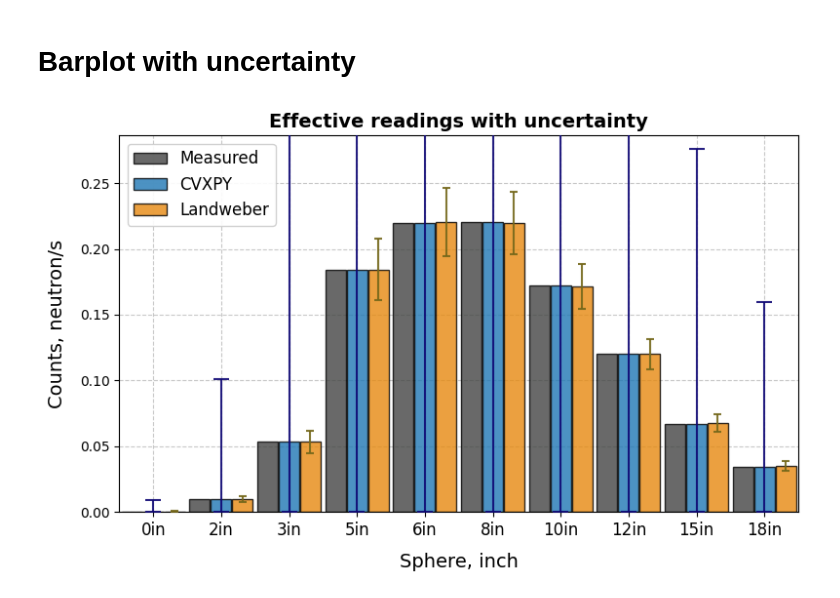
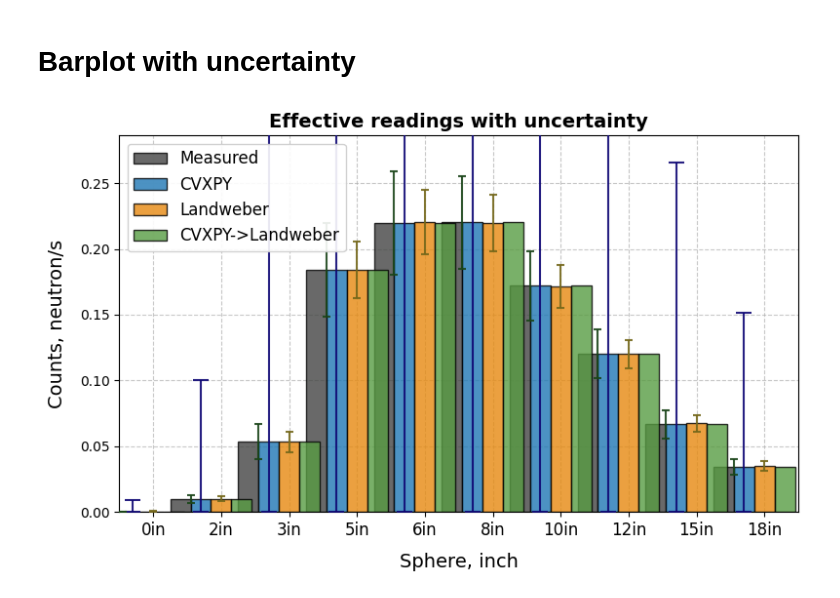
Before and after one commit to Radiationsafety/bssunfold, a Jupyter notebook: examples/03-uncertainty.ipynb, the cells around one changed output. Drawn from its saved outputs; the diff is of its cells as text; code cells hidden in the pictures.

```diff
--- a/examples/03-uncertainty.ipynb
+++ b/examples/03-uncertainty.ipynb
@@ -192,8 +192,21 @@ Result saved with key: 20260116_164231_Landweber
 # Unfolding with uncertainty
 # %%
 # Unfold spectrum with uncertainty calculation based on Monte-Carlo
-result_cvxpy_unc = Detector_GSF.unfold_cvxpy(readings, regularization=1e-4, calculate_errors=True)
-result_landweber_unc = Detector_GSF.unfold_landweber(readings, calculate_errors=True)
+#1 CVXPY
+result_cvxpy_unc = Detector_GSF.unfold_cvxpy(
+    readings, regularization=1e-4, calculate_errors=True
+)
+#2 Landweber
+result_landweber_unc = Detector_GSF.unfold_landweber(
+    readings, calculate_errors=True
+)
+#3 CVXPY -> Landweber
+result_cvxpy_landweber_unc = Detector_GSF.unfold_landweber(
+    readings,
+    initial_spectrum=result_cvxpy_unc["spectrum"],
+    max_iterations=3000,
+    calculate_errors=True,
+)
 # %% [output]
 Status: optimal
 Objective value: 8.30923138966197e-05
@@ -305,6 +340,13 @@ yerr_lower_lw = [landweber_values[i] - yerr_min_lw[i] for i in range(len(landweb
 yerr_upper_lw = [yerr_max_lw[i] - landweber_values[i] for i in range(len(landweber_values))]
 
 
+#uncertainty CVXPY -> Landwever
+eff_readings_cvxpy_landweber = result_cvxpy_landweber_unc["effective_readings"]
+cvxpy_landweber_values = [eff_readings_cvxpy_landweber[cat] for cat in categories]
+yerr_min_clw = Detector_GSF.Amat.T @ result_cvxpy_landweber_unc['spectrum_uncert_min']
+yerr_max_clw = Detector_GSF.Amat.T @ result_cvxpy_landweber_unc['spectrum_uncert_max']
+yerr_lower_clw = [cvxpy_landweber_values[i] - yerr_min_clw[i] for i in range(len(cvxpy_landweber_values))]
+yerr_upper_clw = [yerr_max_clw[i] - cvxpy_landweber_values[i] for i in range(len(cvxpy_landweber_values))]
 
 # Настройки графика
 plt.figure(figsize=(8, 5))
@@ -312,9 +354,10 @@ plt.figure(figsize=(8, 5))
 # Позиции столбцов на оси X
 x_pos = np.arange(len(categories))
 width = 0.3  # Ширина столбцов
+n_bars = len(categories)
 
 # Создаем столбцы референтных значений
-bars_ref = plt.bar(x_pos - width*1.05, ref_values, width,
+bars_ref = plt.bar(x_pos + (- n_bars / 4 + 0.5) * width, ref_values, width,
                    label='Measured',
                    color="#434443",
                    edgecolor='black',
@@ -323,7 +366,7 @@ bars_ref = plt.bar(x_pos - width*1.05, ref_values, width,
 
 
 # Bars for CVXPY
-bars_cvxpy = plt.bar(x_pos, cvxpy_values, width,
+bars_cvxpy = plt.bar(x_pos + (1- n_bars / 4 + 0.5) * width, cvxpy_values, width,
                      label='CVXPY',
                      color='#1f77b4',  # синий
                      edgecolor='black',
@@ -331,58 +374,79 @@ bars_cvxpy = plt.bar(x_pos, cvxpy_values, width,
                      zorder=3)
 
 # Uncertainty for CVXPY
-plt.errorbar(x_pos, cvxpy_values,
-             yerr=[yerr_lower_cvxpy, yerr_upper_cvxpy],  # Асимметричные погрешности
-             fmt='none',  # без маркеров, только линии погрешностей
-             ecolor="#0f0875",  # красный цвет для погрешностей
-             elinewidth=1.5,  # толщина линий погрешностей
-             capsize=6,  # размер горизонтальных черточек
-             capthick=1.5,  # толщина горизонтальных черточек
+plt.errorbar(x_pos + (1- n_bars / 4 + 0.5) * width, cvxpy_values,
+             yerr=[yerr_lower_cvxpy, yerr_upper_cvxpy],
+             fmt='none',
+             ecolor="#0f0875",
+             elinewidth=1.5,
+             capsize=6,
+             capthick=1.5,
              alpha=0.9,
              zorder=4,
             )
 
-
-# Bars for CVXPY
-bars_lw = plt.bar(x_pos + width*1.05, landweber_values, width,
+#-------------------------------------------------------------------
+# Bars for Landweber
+bars_lw = plt.bar(x_pos +(2 - n_bars / 4 + 0.5) * width, landweber_values, width,
                      label='Landweber',
                      color="#e68910",
                      edgecolor='black',
                      alpha=0.8,
                      zorder=3)
 
-# Uncertainty for CVXPY
-plt.errorbar(x_pos + width*1.05 , landweber_values,
-             yerr=[yerr_lower_lw, yerr_lower_lw],  # Асимметричные погрешности
+# Uncertainty for Landweber
+plt.errorbar(x_pos + (2 - n_bars / 4 + 0.5) * width , landweber_values,
+             yerr=[yerr_lower_lw, yerr_lower_lw],  #
+             fmt='none',
+             ecolor="#75681b",
+             elinewidth=1.5,
+             capsize=3,
+             capthick=1.5,
+             alpha=0.9,
+             zorder=4,
+            )
+
+#-------------------------------------------------------------------
+# Bars for CVXPY->Landweber
+bars_lw = plt.bar(x_pos + (3- n_bars / 4 + 0.5) *2* width, cvxpy_landweber_values, width,
+                     label='CVXPY->Landweber',
+                     color="#589c43",
+                     edgecolor='black',
+                     alpha=0.8,
+                     zorder=3)
+
+# Uncertainty for CVXPY->Landweber
+plt.errorbar(x_pos + (3 - n_bars / 2 + 0.5) * 2*width , cvxpy_landweber_values,
+             yerr=[yerr_lower_clw, yerr_lower_clw],  # Асимметричные погрешности
              fmt='none',  # без маркеров, только линии погрешностей
-             ecolor="#75681b",  # красный цвет для погрешностей
+             ecolor="#1b461a",  # красный цвет для погрешностей
              elinewidth=1.5,  # толщина линий погрешностей
              capsize=3,  # размер горизонтальных черточек
              capthick=1.5,  # толщина горизонтальных черточек
              alpha=0.9,
              zorder=4,
             )
 
 
 # Настройка осей и заголовка
 plt.title('Effective readings with uncertainty',
           fontsize=14, fontweight='bold')
 plt.xlabel('Sphere, inch', fontsize=14, labelpad=10)
 plt.ylabel('Counts, neutron/s', fontsize=14, labelpad=10)
 
 # Настройка оси X
 plt.xticks(x_pos, categories, fontsize=12)
 plt.xlim(-0.5, len(categories) - 0.5)
 plt.ylim(0, max(ref_values) * 1.3)
 # Добавление сетки
 plt.grid(True, which='both', alpha=0.7, linestyle='--', zorder=0)
 plt.grid(True, which='minor', alpha=0.7, linestyle=':', zorder=0)
 
 # Легенда
 plt.legend(fontsize=12, loc='upper left', framealpha=0.9)
 
 plt.tight_layout()
 # Показать график
 plt.show()
 # %% [output]
-[figure, old version]
+[figure, new version]
```
Also changed, not shown: parts of 3 cells of this notebook, 2 other files.
